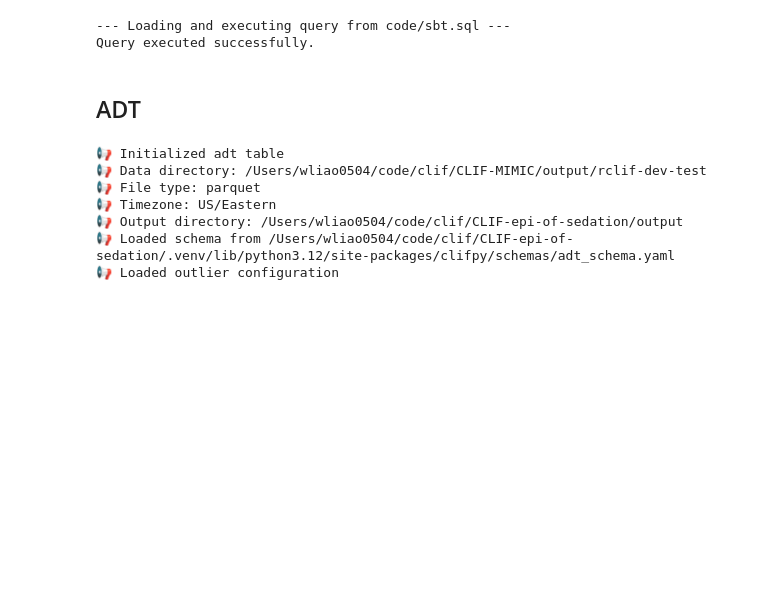
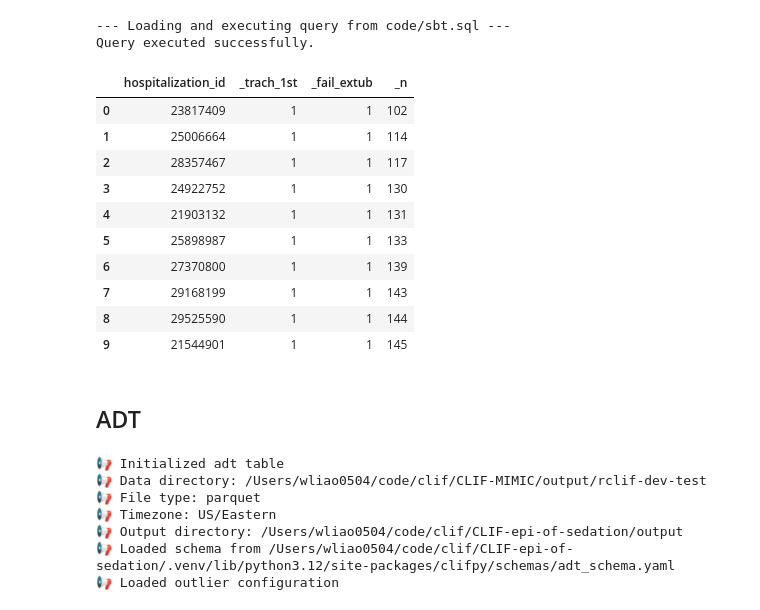
Before and after one commit to Common-Longitudinal-ICU-data-Format/CLIF-epi-of-sedation, a Jupyter notebook: code/sedation_sbt.ipynb, the cells around one changed output. Drawn from its saved outputs; the diff is of its cells as text; code cells hidden in the pictures; blank space fills up the shorter version.

Commit message:
wip(sbt): improving id of successful extub vs. failed

```diff
--- a/code/sedation_sbt.ipynb
+++ b/code/sedation_sbt.ipynb
@@ -24,7 +24,7 @@ duckdb.sql(q)
 # %% [markdown]
 ## Utils
 # %%
-def run_query_from_file(sql_file_path: str) -> pd.DataFrame:
+def run_query_from_file(sql_file_path: str) -> duckdb.DuckDBPyRelation:
     """
     Loads a query from a .sql file and executes it using the given DuckDB connection.
 
@@ -41,10 +41,10 @@ def run_query_from_file(sql_file_path: str) -> pd.DataFrame:
     query = Path(sql_file_path).read_text()
 
     # Execute the query and return as a pandas DataFrame
-    result_df = duckdb.sql(query).df()
+    result = duckdb.sql(query)
 
     print("Query executed successfully.")
-    return result_df
+    return result
 # %% [markdown]
 # Proprocess
 # %%
@@ -130,8 +200,35 @@ Query executed successfully.
 # %%
-resp_view = run_query_from_file('code/sbt.sql')
+resp_view = run_query_from_file('code/sbt.sql').df()
+# assert len(resp_view) == len(resp_p), 'length altered'
 # %% [output]
 --- Loading and executing query from code/sbt.sql ---
 Query executed successfully.
+# %%
+q = """
+-- look for represenative examples to eyeball
+FROM resp_view
+SELECT hospitalization_id
+    , MAX(_trach_1st) AS _trach_1st
+    , MAX(_fail_extub) AS _fail_extub
+    , COUNT(*) AS _n
+GROUP BY hospitalization_id
+HAVING _trach_1st = 1 AND _fail_extub = 1 AND _N > 100
+ORDER BY _n
+LIMIT 10
+"""
+duckdb.sql(q).df()
+# %% [output]
+|  | hospitalization_id | _trach_1st | _fail_extub | _n |
+| 0 | 23817409 | 1 | 1 | 102 |
+| 1 | 25006664 | 1 | 1 | 114 |
+| 2 | 28357467 | 1 | 1 | 117 |
+| 3 | 24922752 | 1 | 1 | 130 |
+| 4 | 21903132 | 1 | 1 | 131 |
+| 5 | 25898987 | 1 | 1 | 133 |
+| 6 | 27370800 | 1 | 1 | 139 |
+| 7 | 29168199 | 1 | 1 | 143 |
+| 8 | 29525590 | 1 | 1 | 144 |
+| 9 | 21544901 | 1 | 1 | 145 |
 # %% [markdown]
 ## ADT
 # %%
```
Also changed, not shown: parts of 13 cells of this notebook, 1 other file.
